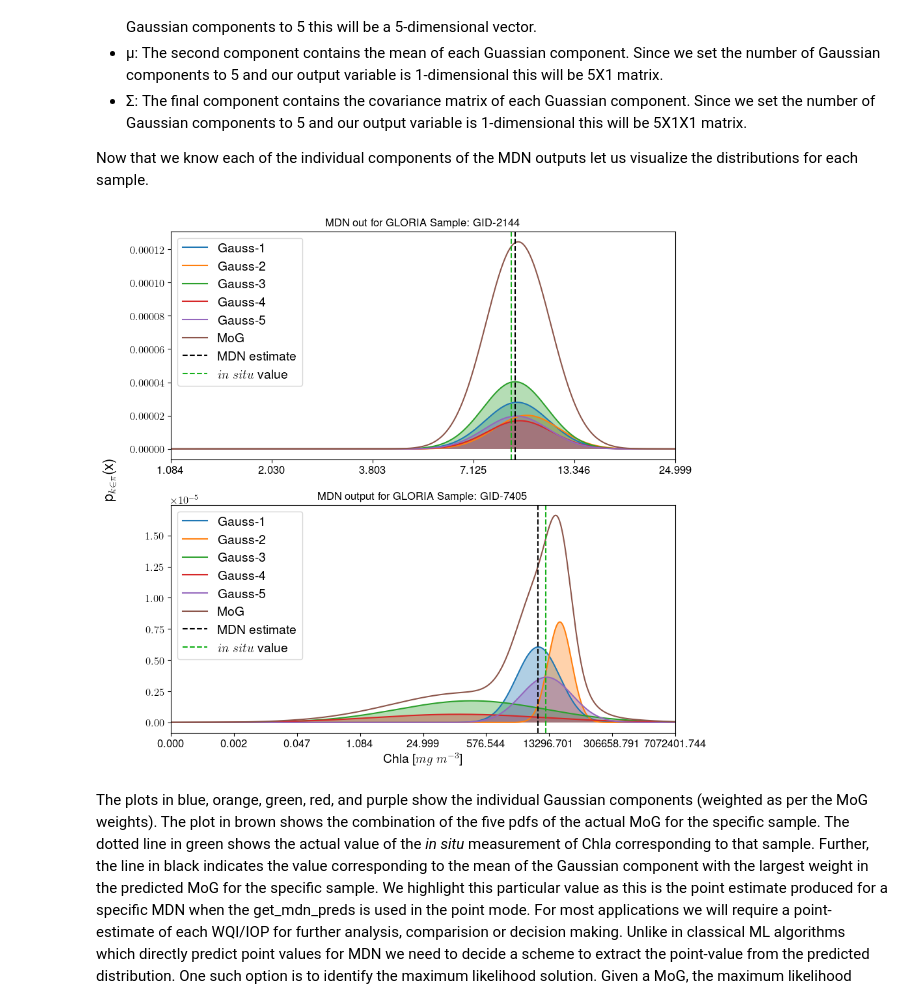
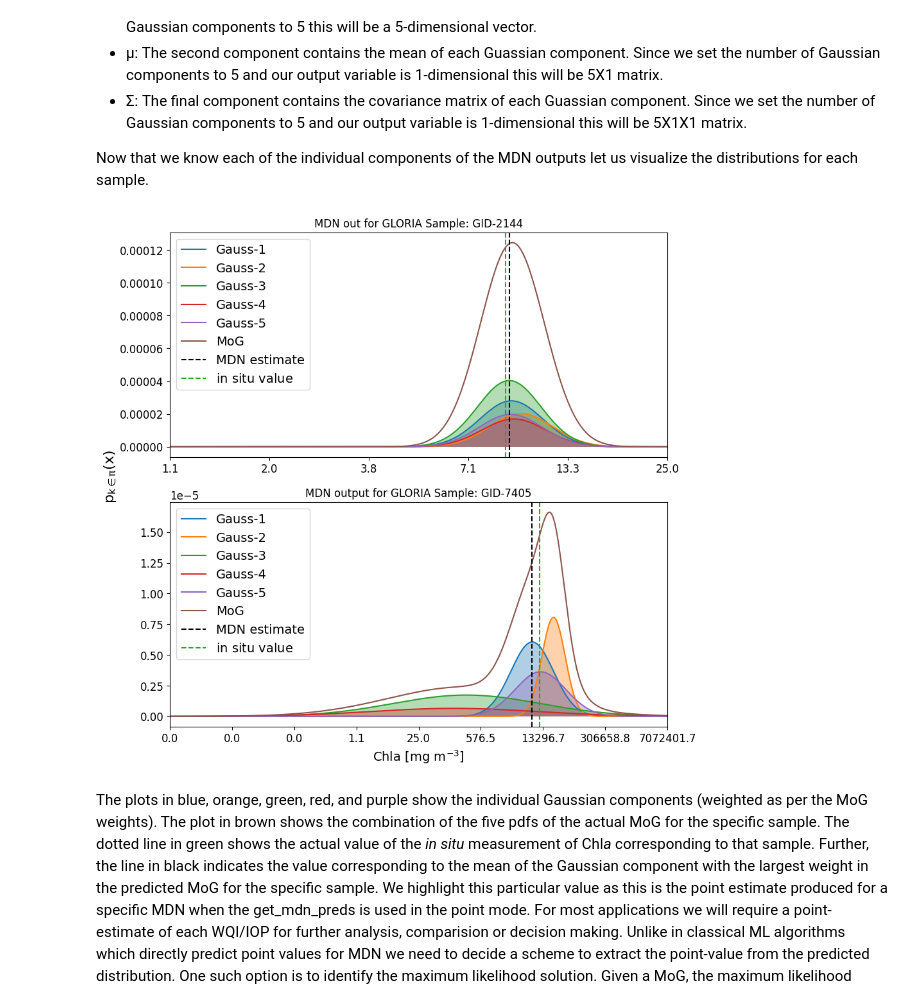
Before and after one commit to ryan-edward-oshea/MDN_tutorials, a Jupyter notebook: SC_2_MDN_product_uncertainty.ipynb, the cells around one changed output. Drawn from its saved outputs; the diff is of its cells as text; code cells hidden in the pictures.

```diff
--- a/SC_2_MDN_product_uncertainty.ipynb
+++ b/SC_2_MDN_product_uncertainty.ipynb
@@ -39,10 +39,12 @@ from   MDN                        import get_mdn_preds, get_mdn_uncert_ensemble,
 from   MDN                        import OC
 # %%
 'Set display parameters for MATPLOTLIB'
-plt.rcParams.update({
-"text.usetex": True,
-"font.family": "sans-serif",
-"font.sans-serif": ["Helvetica"]})
+plt.rcParams.update({"text.usetex": False,})
+if plt.rcParams['text.usetex']:
+    plt.rcParams.update({
+    "font.family": "sans-serif",
+    "font.sans-serif": ["Helvetica"]})
+
 plt.rcParams['mathtext.default']='regular'
 SMALL_SIZE = 12
 MEDIUM_SIZE = 14
@@ -119,10 +121,14 @@ for item in y_data[idx_1, :][0]:
     if np.isnan(item):
         label += ['N/A']
     else:
-        label+= [f'{item:.4f}']
+        label+= [f'{item:.1f}']
 
-textstr1 = (r"\underline{\textbf{Sample Details}}" + '\n' + r"\textbf{Chla}:" + f' {label[0]} ' + r"$mg~m^{-3}$" + '\n')
-           #+ r"\textbf{TSS:}" + f'           {label[1]} ' + r"$mg~m^{-3}$" + '\n'  + r"\textbf{acdom:}" + f'    {label[2]} ' + r"$m^{-1}$ " + '\n');
+if plt.rcParams['text.usetex']:
+    textstr1 = (r"\underline{\textbf{Sample Details}}" + '\n' + r"\textbf{Chla}:" + f' {label[0]} ' + r"$mg~m^{-3}$" + '\n')
+else:
+    textstr1 = (r"Sample Details" + '\n' + r"Chla:" + f' {label[0]} ' + r"$mg~m^{-3}$" + '\n')
+
+    #+ r"\textbf{TSS:}" + f'           {label[1]} ' + r"$mg~m^{-3}$" + '\n'  + r"\textbf{acdom:}" + f'    {label[2]} ' + r"$m^{-1}$ " + '\n');
 props = dict(boxstyle='round', facecolor='white', alpha=0.7)
 ax[0].text(0.6, 0.95, textstr1, transform=ax[0].transAxes, fontsize=SMALL_SIZE*1, weight="bold", verticalalignment='top', bbox=props);
 
@@ -136,10 +142,14 @@ for item in y_data[idx_2, :][0]:
     if np.isnan(item):
         label += ['N/A']
     else:
-        label+= [f'{item:.4f}']
+        label+= [f'{item:.1f}']
 
-textstr1 = (r"\underline{\textbf{Sample Details}}" + '\n' + r"\textbf{Chla}:" + f' {label[0]} ' + r"$mg~m^{-3}$" + '\n')
-           #+ r"\textbf{TSS:}" + f'           {label[1]} ' + r"$mg~m^{-3}$" + '\n'  + r"\textbf{acdom:}" + f'    {label[2]} ' + r"$m^{-1}$ " + '\n');
+if plt.rcParams['text.usetex']:
+    textstr1 = (r"\underline{\textbf{Sample Details}}" + '\n' + r"\textbf{Chla}:" + f' {label[0]} ' + r"$mg~m^{-3}$" + '\n')
+else:
+    textstr1 = (r"Sample Details" + '\n' + r"Chla:" + f' {label[0]} ' + r"$mg~m^{-3}$" + '\n')
+
+    #+ r"\textbf{TSS:}" + f'           {label[1]} ' + r"$mg~m^{-3}$" + '\n'  + r"\textbf{acdom:}" + f'    {label[2]} ' + r"$m^{-1}$ " + '\n');
 props = dict(boxstyle='round', facecolor='white', alpha=0.7)
 ax[1].text(0.03, 0.95, textstr1, transform=ax[1].transAxes, fontsize=SMALL_SIZE*1, weight="bold", verticalalignment='top', bbox=props);
 # %% [output]
@@ -202,33 +212,33 @@ for ctr in range(2):
         y_values = y_pdf.pdf(x_values)
         y_values = y_values / y_values.sum()
 
         if y_prob is None:
             y_prob = weights[ii] * y_values
         else:
             y_prob += (weights[ii] * y_values)
 
         loc = ticker.LinearLocator(numticks=int(round((lims_plot[ctr][1] - lims_plot[ctr][0])/ticks_range[ctr])+1))
-        fmt = ticker.FuncFormatter(lambda i, _: r"%1.3f" % (scalery.inverse_transform(i*np.ones((1,1)))))
+        fmt = ticker.FuncFormatter(lambda i, _: r"%1.1f" % (scalery.inverse_transform(i*np.ones((1,1)))))
 
         ax[ctr].fill_between(np.squeeze(x_values), 0, weights[ii]*y_values, alpha=0.35)
         ax[ctr].plot(np.squeeze(x_values), weights[ii]*y_values, linewidth=1.5, label=f"Gauss-{ii+1}")
 
 
     y_prob = y_prob/y_prob.sum()
     ax[ctr].plot(np.squeeze(x_values), y_prob, linewidth=1.5, label="MoG")
     ax[ctr].axvline(x=mu[np.argmax(weights)], color='k', linestyle='--', label="MDN estimate")
     ax[ctr].axvline(x=scalery.transform(ins_val[ctr]), color='xkcd:green', linestyle='--', label=r"$in~situ$ value")
     ax[ctr].set_xlim(lims_plot[ctr])
 
     ax[ctr].set_title(title_list[ctr])
     ax[ctr].xaxis.set_major_locator(loc)
     ax[ctr].xaxis.set_major_formatter(fmt)
     if ctr == 1:
         ax[ctr].set_xlabel(r'Chla [$mg~m^{-3}$]')
     ax[ctr].legend()
 
 
 fig2.supylabel(r'p$_{k \in \pi}$(x)');
 # %% [output]
-[figure, old version]
+[figure, new version]
 # %% [markdown]
```
Also changed, not shown: parts of 2 cells of this notebook, 2 other files.
